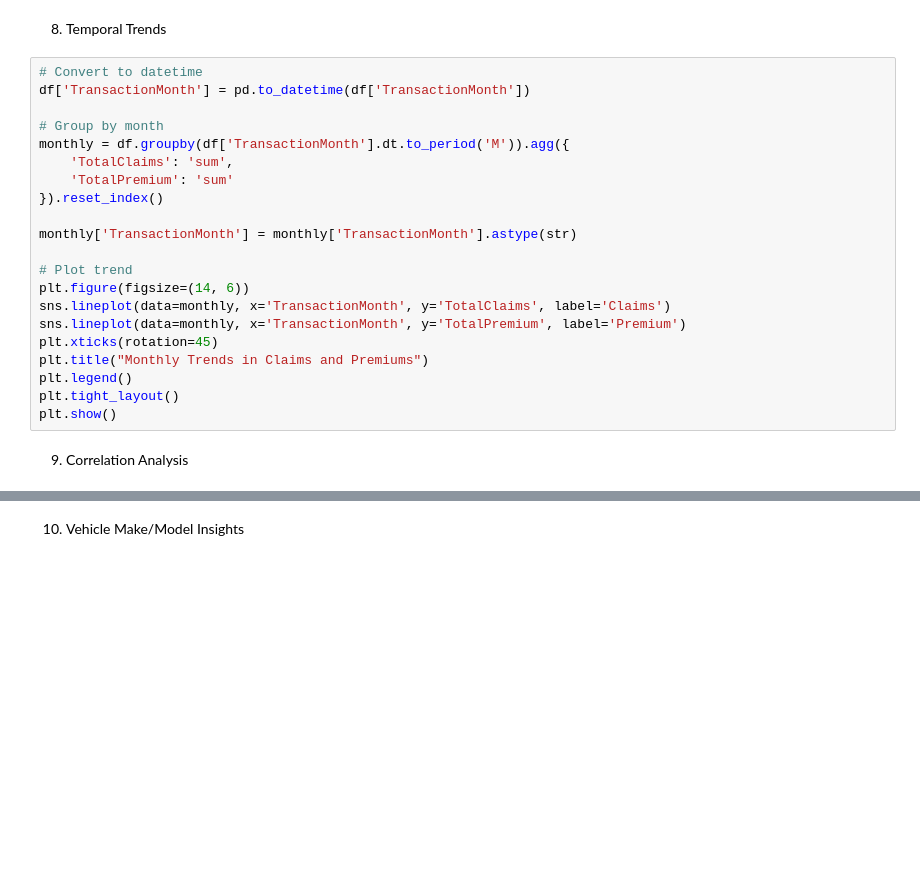
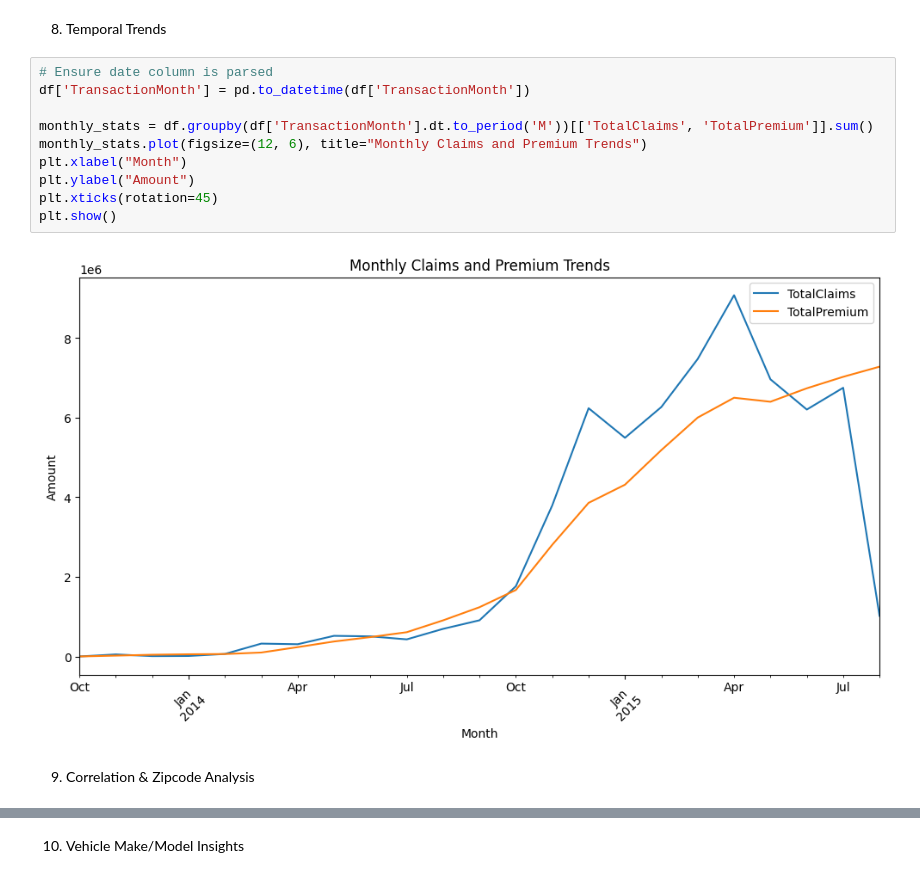
Before and after one commit to HanaTeshome721/B5W3-End-to-End-Insurance-Risk-Analytics-Predictive-Modeling, a Jupyter notebook: notebooks/data-understanding.ipynb, the cells around one changed output, grey strips where cells are left out. Drawn from its saved outputs; the diff is of its cells as text; blank space fills up the shorter version.

```diff
--- a/notebooks/data-understanding.ipynb
+++ b/notebooks/data-understanding.ipynb
@@ -95,27 +136,18 @@ plt.show()
 # %% [markdown]
 8. Temporal Trends
 # %%
-# Convert to datetime
+# Ensure date column is parsed
 df['TransactionMonth'] = pd.to_datetime(df['TransactionMonth'])
 
-# Group by month
-monthly = df.groupby(df['TransactionMonth'].dt.to_period('M')).agg({
-    'TotalClaims': 'sum',
-    'TotalPremium': 'sum'
-}).reset_index()
-
-monthly['TransactionMonth'] = monthly['TransactionMonth'].astype(str)
-
-# Plot trend
-plt.figure(figsize=(14, 6))
-sns.lineplot(data=monthly, x='TransactionMonth', y='TotalClaims', label='Claims')
-sns.lineplot(data=monthly, x='TransactionMonth', y='TotalPremium', label='Premium')
+monthly_stats = df.groupby(df['TransactionMonth'].dt.to_period('M'))[['TotalClaims', 'TotalPremium']].sum()
+monthly_stats.plot(figsize=(12, 6), title="Monthly Claims and Premium Trends")
+plt.xlabel("Month")
+plt.ylabel("Amount")
 plt.xticks(rotation=45)
-plt.title("Monthly Trends in Claims and Premiums")
-plt.legend()
-plt.tight_layout()
 plt.show()
+# %% [output]
+[figure, added]
 # %% [markdown]
-9. Correlation Analysis
+9. Correlation & Zipcode Analysis
 # %%
 # Correlation matrix
```
Also changed, not shown: parts of 20 cells of this notebook.
